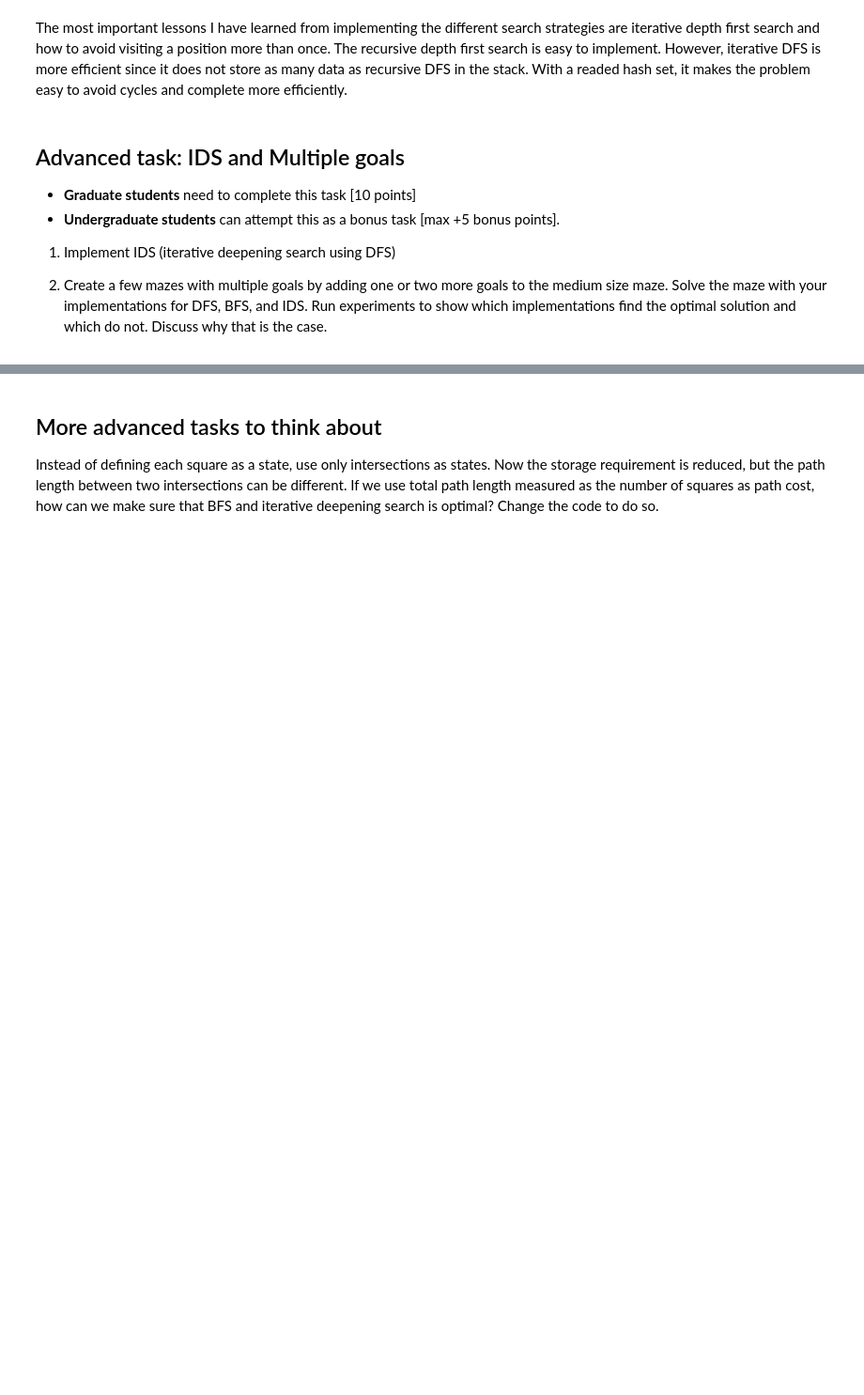
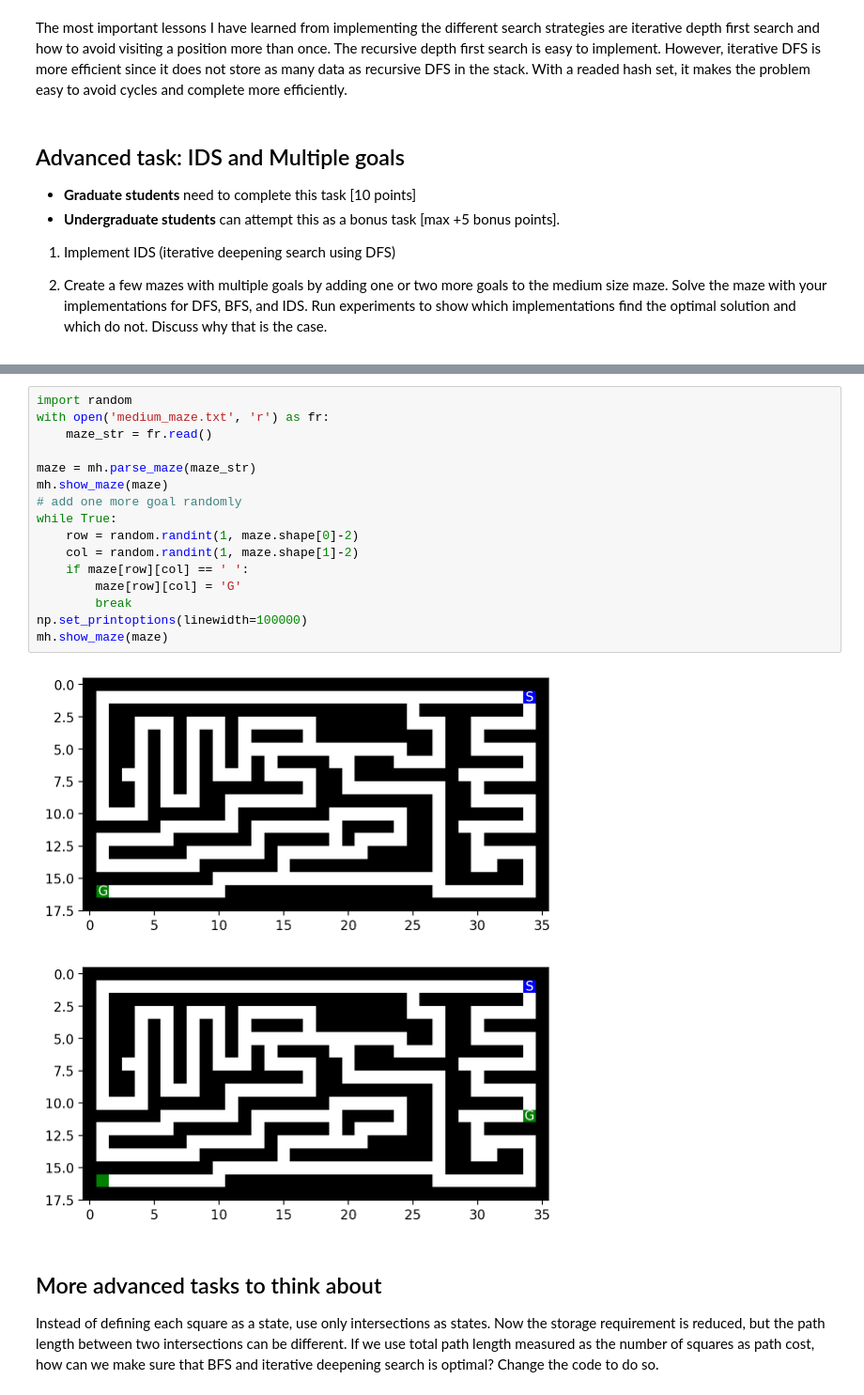
Before and after one commit to Owen-Deng/CS7320-AI, a Jupyter notebook: Search/Maze.ipynb, the cells around one changed output, grey strips where cells are left out. Shown: that part at 94% size. Saved outputs shown, nothing was run; the diff lists cells and outputs as text; blank space fills up the shorter version.

```diff
--- a/Search/Maze.ipynb
+++ b/Search/Maze.ipynb
@@ -484,3 +507,22 @@ Solve the maze with your implementations for DFS, BFS, and IDS. Run experiments
+# %%
+import random
+with open('medium_maze.txt', 'r') as fr:
+    maze_str = fr.read()
+
+maze = mh.parse_maze(maze_str)
+mh.show_maze(maze)
+# add one more goal randomly
+while True:
+    row = random.randint(1, maze.shape[0]-2)
+    col = random.randint(1, maze.shape[1]-2)
+    if maze[row][col] == ' ':
+        maze[row][col] = 'G'
+        break
+np.set_printoptions(linewidth=100000)
+mh.show_maze(maze)
+# %% [output]
+[figure, added]
+[figure, added]
 # %% [markdown]
 ## More advanced tasks to think about
 
```
Also changed, not shown: parts of 7 cells of this notebook, 2 other files.
